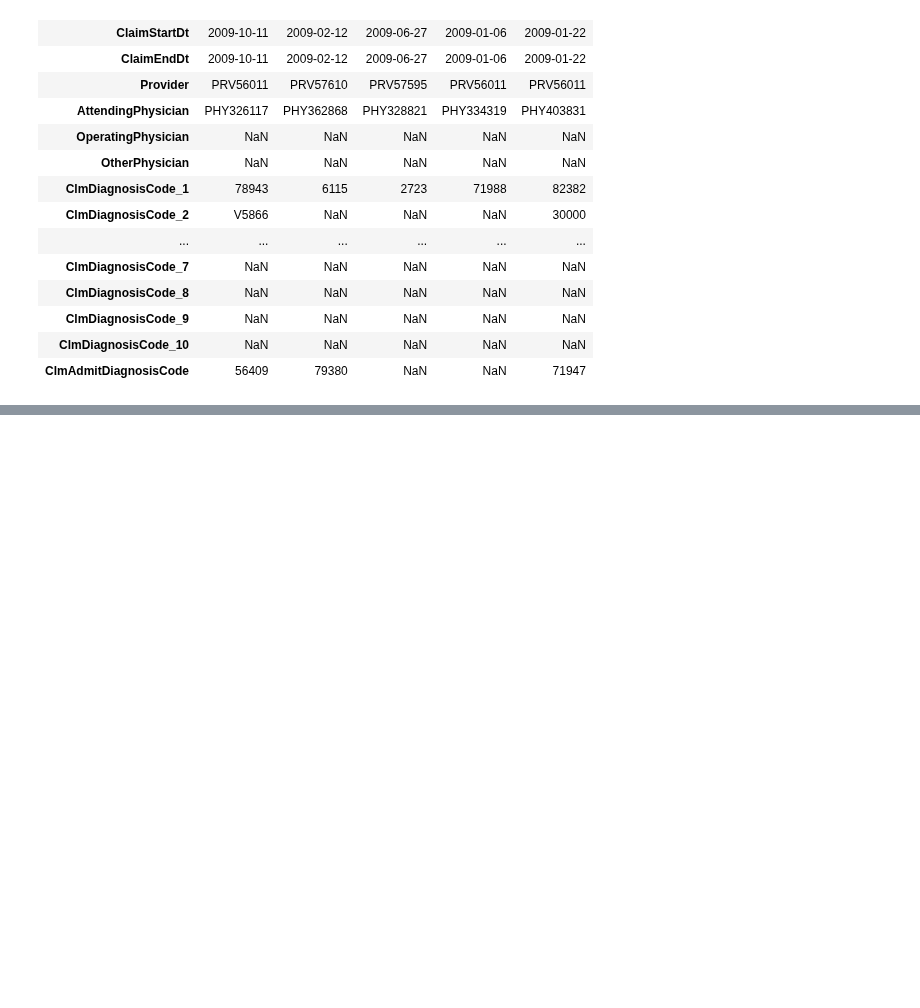
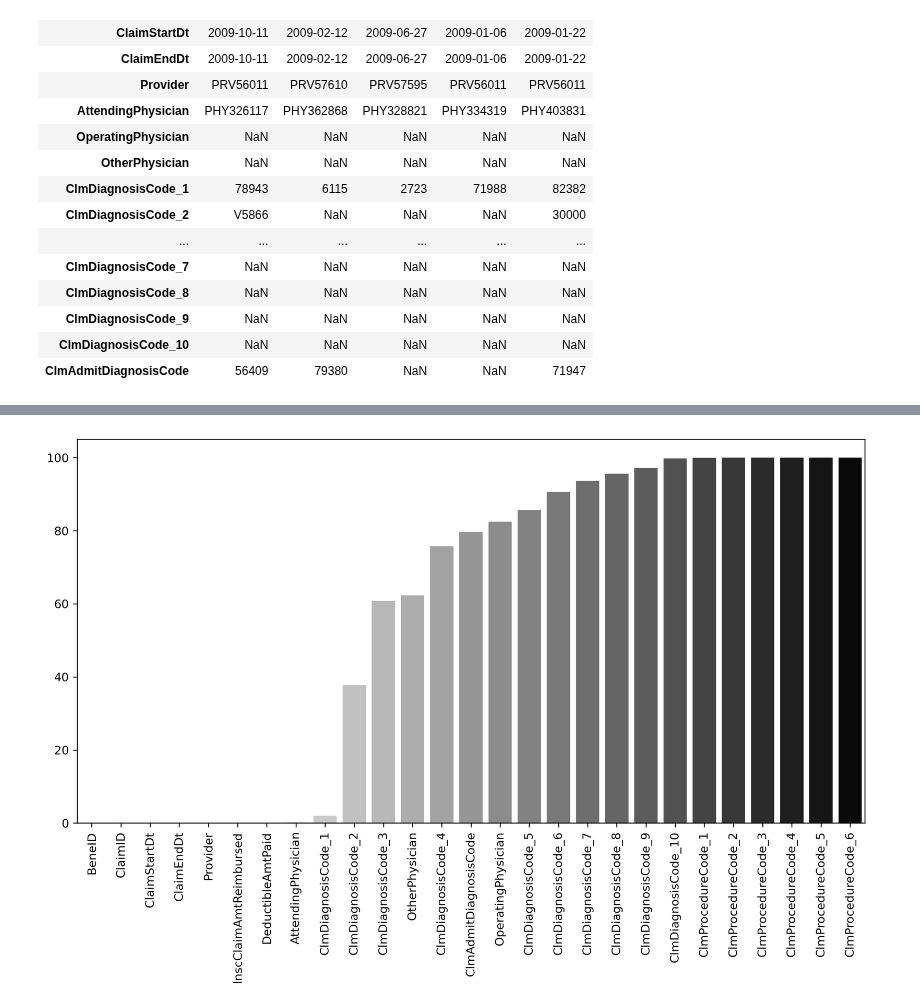
Before and after one commit to ashen007/MedicalCostPrediction-insurance_fraudDetection, a Jupyter notebook: notebooks/data quality/data quality(outpatient).ipynb, the cells around one changed output, grey strips where cells are left out. Drawn from its saved outputs; the diff is of its cells as text; code cells hidden in the pictures; blank space fills up the shorter version.

Commit message:
missing data

```diff
--- a/notebooks/data quality/data quality(outpatient).ipynb
+++ b/notebooks/data quality/data quality(outpatient).ipynb
@@ -68,0 +95,4 @@ checker.date_columns(columns=['ClaimStartDt', 'ClaimEndDt'],
+# %%
+checker.render_case_missing_matrix(axis=0)
+# %% [output]
+[figure, added]
```
Also changed, not shown: parts of 5 cells of this notebook.
